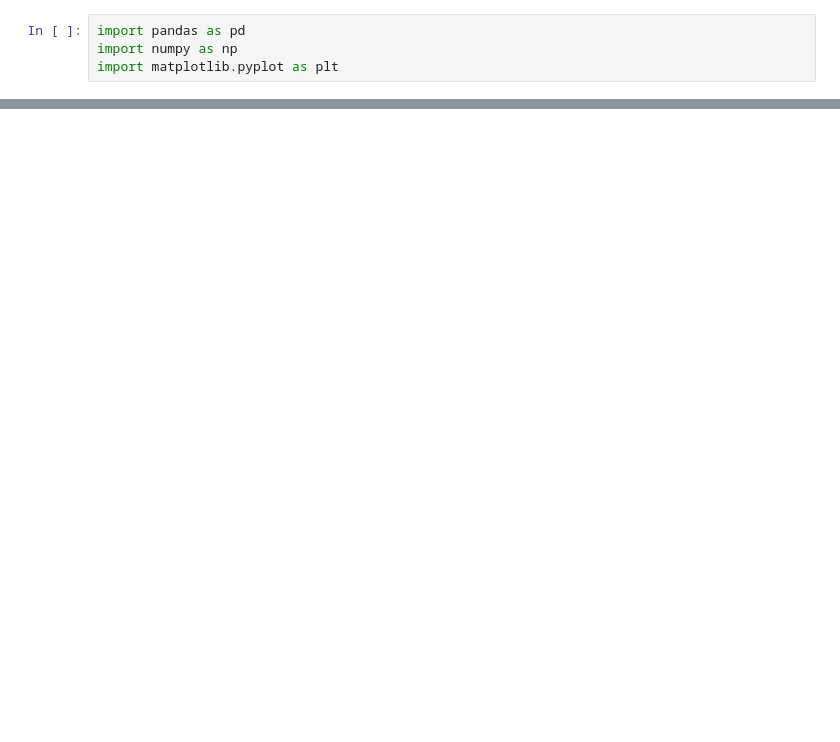
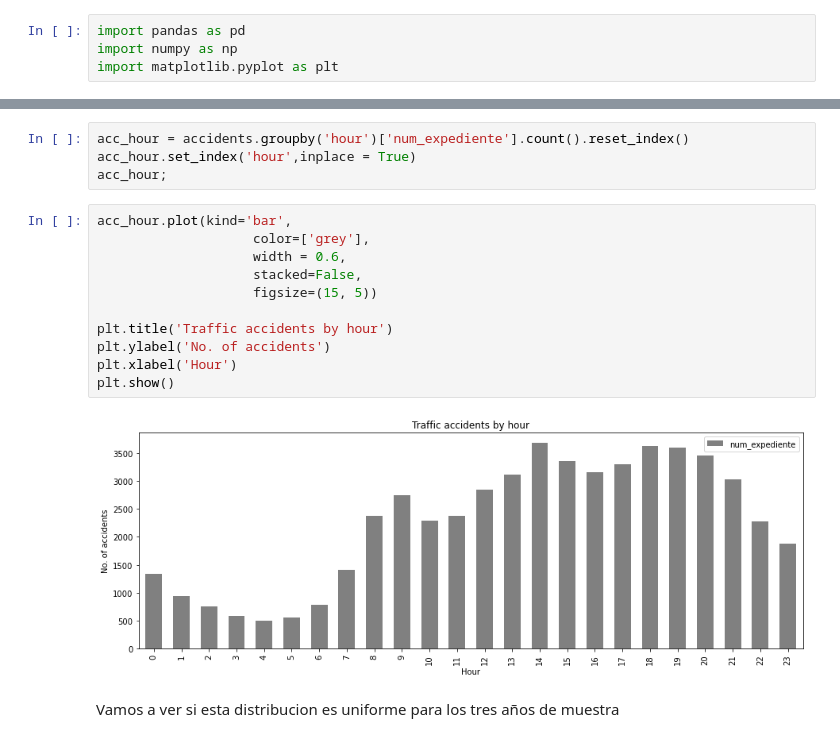
Before and after one commit to AnaGarciaPalomares/TFM3, a Jupyter notebook: ACCIDENTES TRAFICO - Analisis descriptivo .ipynb, the cells around one changed output, grey strips where cells are left out. Saved outputs shown, nothing was run; the diff lists cells and outputs as text; blank space fills up the shorter version.

```diff
--- a/ACCIDENTES TRAFICO - Analisis descriptivo .ipynb
+++ b/ACCIDENTES TRAFICO - Analisis descriptivo .ipynb
@@ -65,0 +238,19 @@ time_simple['num_expediente'].count()
+# %%
+acc_hour = accidents.groupby('hour')['num_expediente'].count().reset_index()
+acc_hour.set_index('hour',inplace = True)
+acc_hour;
+# %%
+acc_hour.plot(kind='bar',
+                    color=['grey'],
+                    width = 0.6,
+                    stacked=False,
+                    figsize=(15, 5))
+
+plt.title('Traffic accidents by hour')
+plt.ylabel('No. of accidents')
+plt.xlabel('Hour')
+plt.show()
+# %% [output]
+[figure, added]
+# %% [markdown]
+Vamos a ver si esta distribucion es uniforme para los tres años de muestra
```
Also changed, not shown: parts of 54 cells of this notebook, 6 other files.
